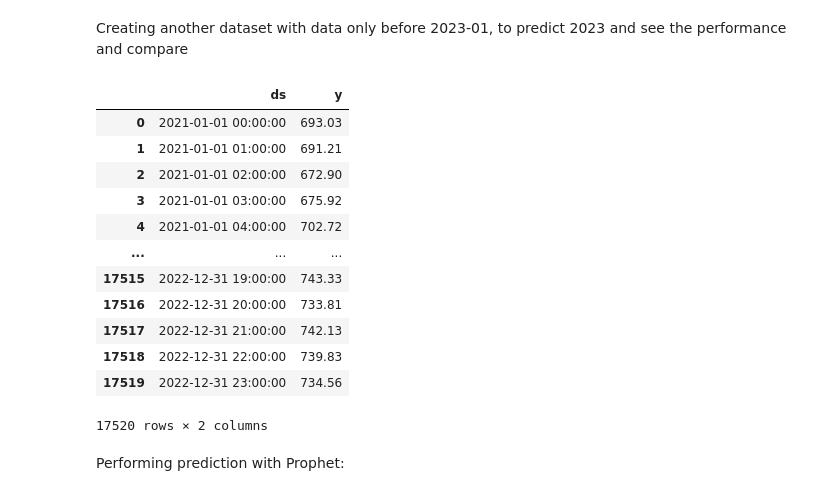
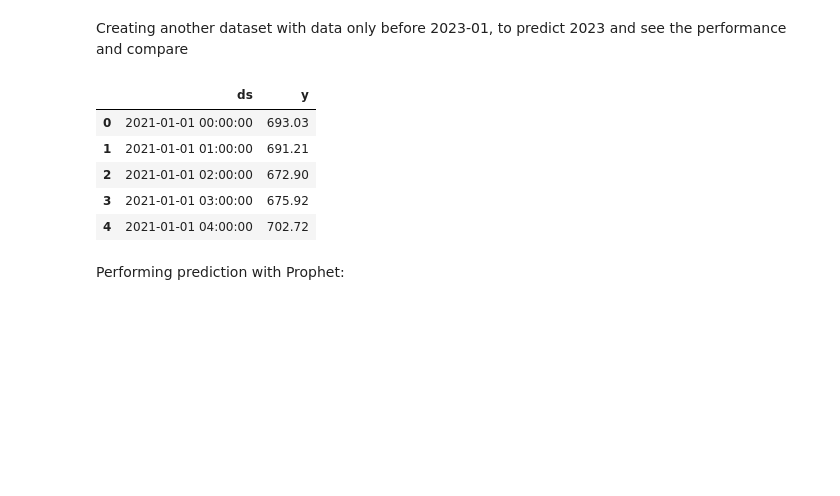
Before and after one commit to LSquarzoni/GreenTeam, a Jupyter notebook: Prophet_sandbox.ipynb, the cells around one changed output. Cells and saved outputs as stored; diff of their text form; code cells hidden in the pictures; blank space fills up the shorter version.

```diff
--- a/Prophet_sandbox.ipynb
+++ b/Prophet_sandbox.ipynb
@@ -174,19 +107,13 @@ dataset_half = dataset_CI_fix[(dataset_CI_fix['ds'] < '2023-01')]
-# %%
-dataset_half
-# %% [output]
-|  | ds | y |
-| 0 | 2021-01-01 00:00:00 | 693.03 |
-| 1 | 2021-01-01 01:00:00 | 691.21 |
-| 2 | 2021-01-01 02:00:00 | 672.90 |
-| 3 | 2021-01-01 03:00:00 | 675.92 |
-| 4 | 2021-01-01 04:00:00 | 702.72 |
-| ... | ... | ... |
-| 17515 | 2022-12-31 19:00:00 | 743.33 |
-| 17516 | 2022-12-31 20:00:00 | 733.81 |
-| 17517 | 2022-12-31 21:00:00 | 742.13 |
-| 17518 | 2022-12-31 22:00:00 | 739.83 |
-| 17519 | 2022-12-31 23:00:00 | 734.56 |
-17520 rows × 2 columns
+# %%
+dataset_train = dataset_CI_prophet[(dataset_CI_prophet['ds'] < '2023-01')]
+dataset_train.head()
+# %% [output]
+|  | ds | y |
+| 0 | 2021-01-01 00:00:00 | 693.03 |
+| 1 | 2021-01-01 01:00:00 | 691.21 |
+| 2 | 2021-01-01 02:00:00 | 672.90 |
+| 3 | 2021-01-01 03:00:00 | 675.92 |
+| 4 | 2021-01-01 04:00:00 | 702.72 |
 # %% [markdown]
 Performing prediction with Prophet:
 # %%
```
Also changed, not shown: parts of 9 cells of this notebook, 1 other file.
